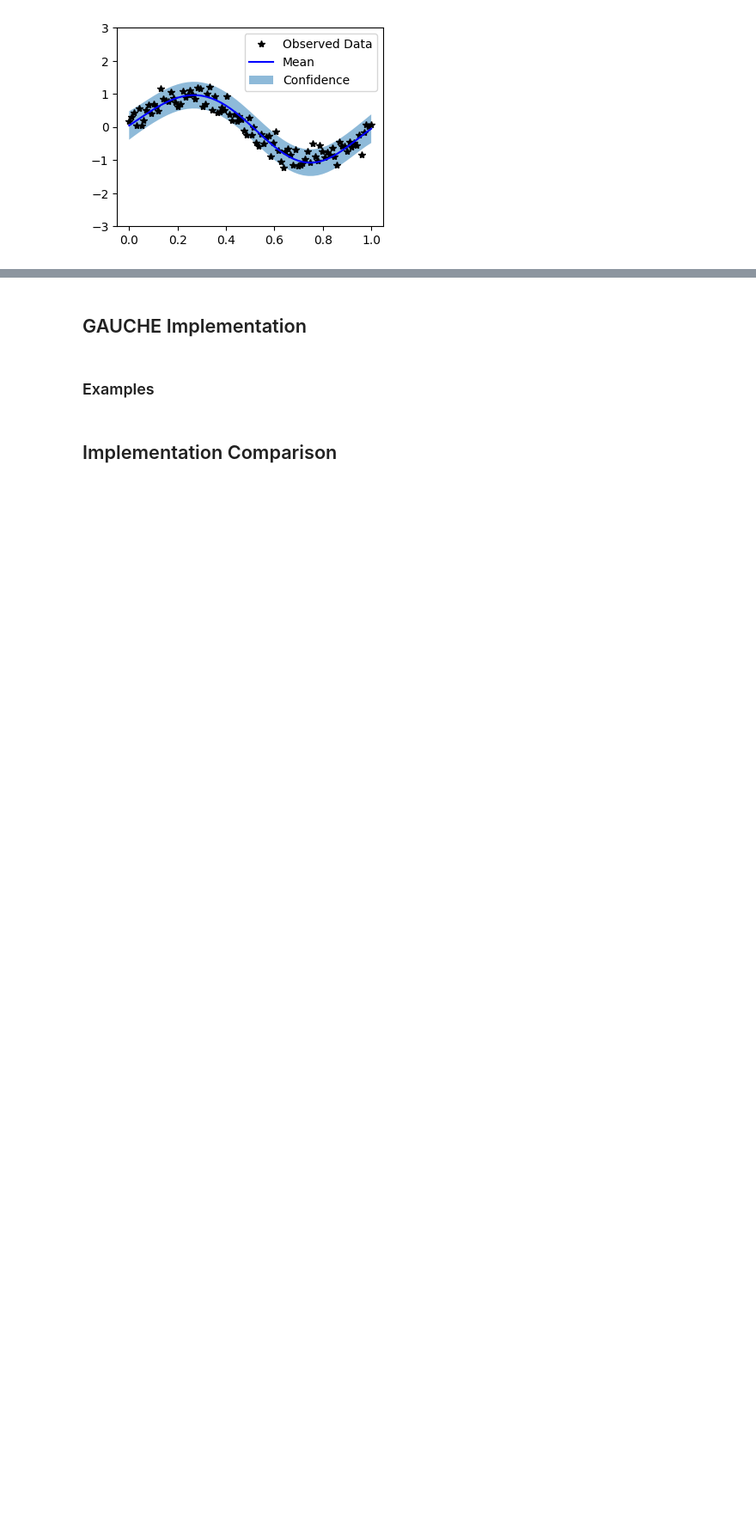
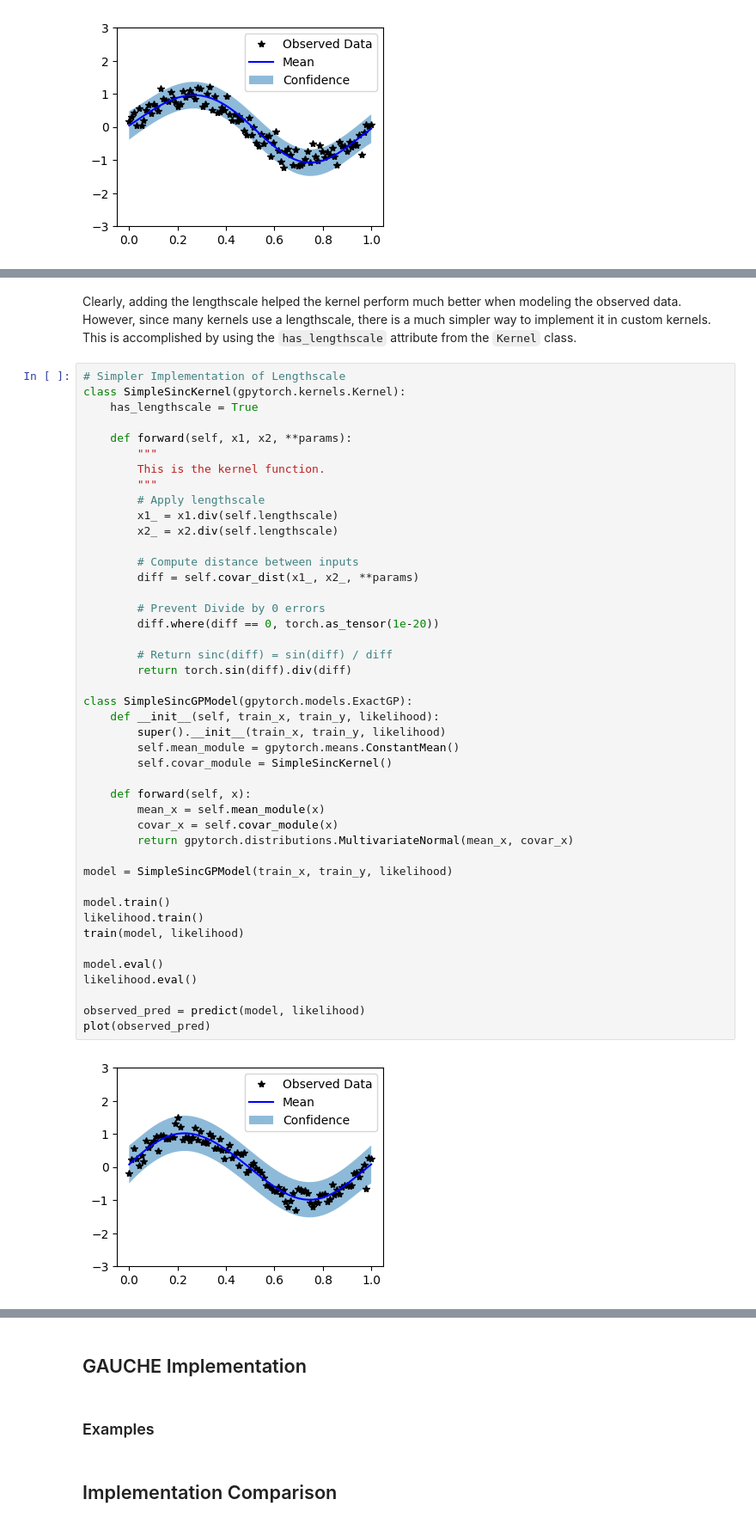
Before and after one commit to drewgjerstad/bayesian-optimization, a Jupyter notebook: gpytorch_gauche_comparison.ipynb, the cells around one changed output, grey strips where cells are left out. Shown: that part at 86% size. Drawn from its saved outputs; the diff is of its cells as text; blank space fills up the shorter version.

```diff
--- a/gpytorch_gauche_comparison.ipynb
+++ b/gpytorch_gauche_comparison.ipynb
@@ -241,0 +746,51 @@ with torch.no_grad():
+# %% [markdown]
+Clearly, adding the lengthscale helped the kernel perform much better when
+modeling the observed data. However, since many kernels use a lengthscale, there
+is a much simpler way to implement it in custom kernels. This is accomplished by
+using the `has_lengthscale` attribute from the `Kernel` class.
+# %%
+# Simpler Implementation of Lengthscale
+class SimpleSincKernel(gpytorch.kernels.Kernel):
+    has_lengthscale = True
+
+    def forward(self, x1, x2, **params):
+        """
+        This is the kernel function.
+        """
+        # Apply lengthscale
+        x1_ = x1.div(self.lengthscale)
+        x2_ = x2.div(self.lengthscale)
+
+        # Compute distance between inputs
+        diff = self.covar_dist(x1_, x2_, **params)
+
+        # Prevent Divide by 0 errors
+        diff.where(diff == 0, torch.as_tensor(1e-20))
+
+        # Return sinc(diff) = sin(diff) / diff
+        return torch.sin(diff).div(diff)
+
+class SimpleSincGPModel(gpytorch.models.ExactGP):
+    def __init__(self, train_x, train_y, likelihood):
+        super().__init__(train_x, train_y, likelihood)
+        self.mean_module = gpytorch.means.ConstantMean()
+        self.covar_module = SimpleSincKernel()
+
+    def forward(self, x):
+        mean_x = self.mean_module(x)
+        covar_x = self.covar_module(x)
+        return gpytorch.distributions.MultivariateNormal(mean_x, covar_x)
+
+model = SimpleSincGPModel(train_x, train_y, likelihood)
+
+model.train()
+likelihood.train()
+train(model, likelihood)
+
+model.eval()
+likelihood.eval()
+
+observed_pred = predict(model, likelihood)
+plot(observed_pred)
+# %% [output]
+[figure, added]
```
Also changed, not shown: parts of 58 cells of this notebook.
